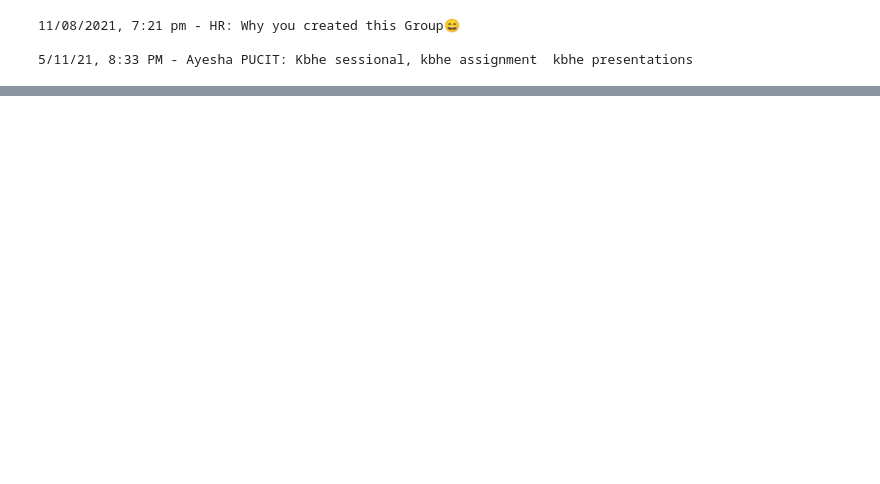
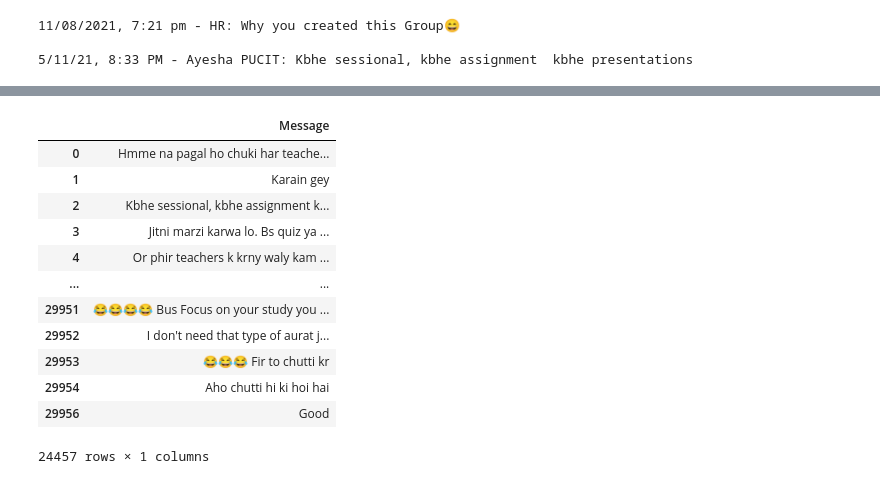
Before and after one commit to Hassan6678/NLP, a Jupyter notebook: WhatsappAnalysis.ipynb, the cells around one changed output, grey strips where cells are left out. Cells and saved outputs as stored; diff of their text form; code cells hidden in the pictures; blank space fills up the shorter version.

```diff
--- a/WhatsappAnalysis.ipynb
+++ b/WhatsappAnalysis.ipynb
@@ -165,6 +165,7 @@ df = df.reset_index(drop=True)
 
 #df = df[~(df['Message'].str.len == 0)]
 df = df.replace(r'^\s*$', np.nan , regex=True)
+df = df.replace(r'<Media omitted>$', np.nan , regex=True)
 df.shape
 
 df = df[df['Message'].notna()]
@@ -375,0 +419,16 @@ NO
+# %%
+rd
+# %% [output]
+|  | Message |
+| 0 | Hmme na pagal ho chuki har teache... |
+| 1 | Karain gey |
+| 2 | Kbhe sessional, kbhe assignment k... |
+| 3 | Jitni marzi karwa lo. Bs quiz ya ... |
+| 4 | Or phir teachers k krny waly kam ... |
+| ... | ... |
+| 29951 | 😂😂😂😂 Bus Focus on your study you ... |
+| 29952 | I don't need that type of aurat j... |
+| 29953 | 😂😂😂 Fir to chutti kr |
+| 29954 | Aho chutti hi ki hoi hai |
+| 29956 | Good |
+24457 rows × 1 columns
```
Also changed, not shown: parts of 18 cells of this notebook.
